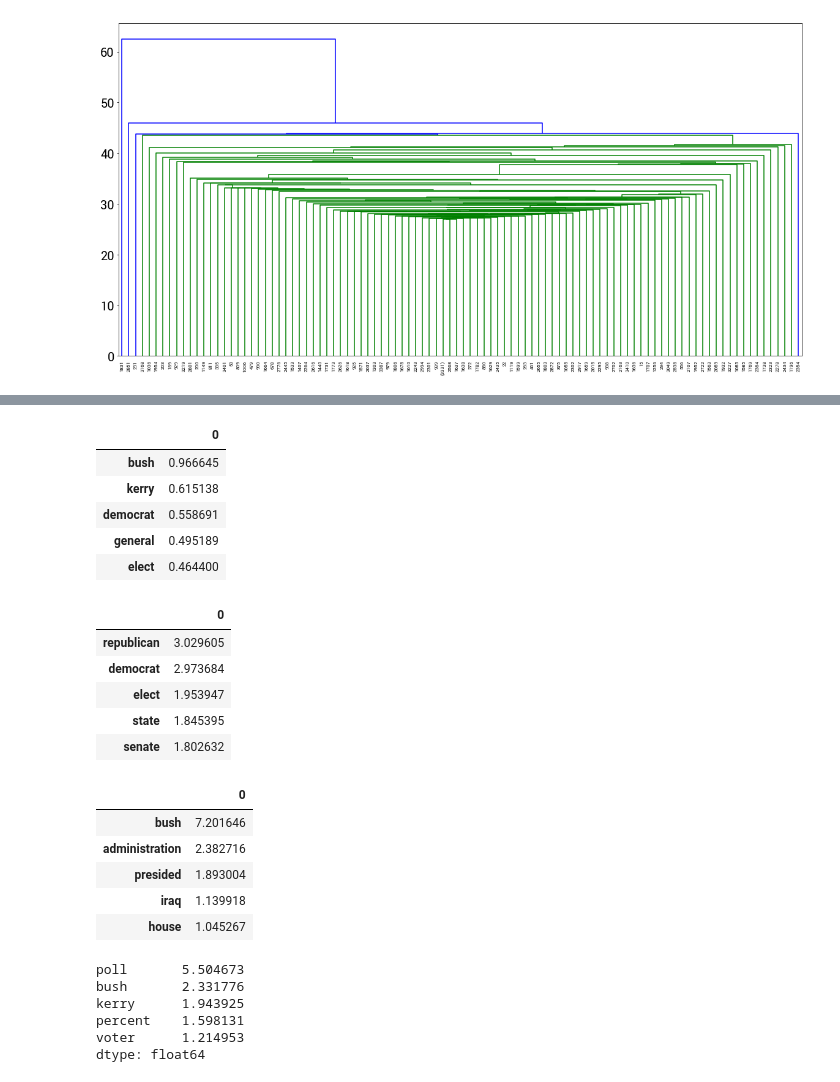
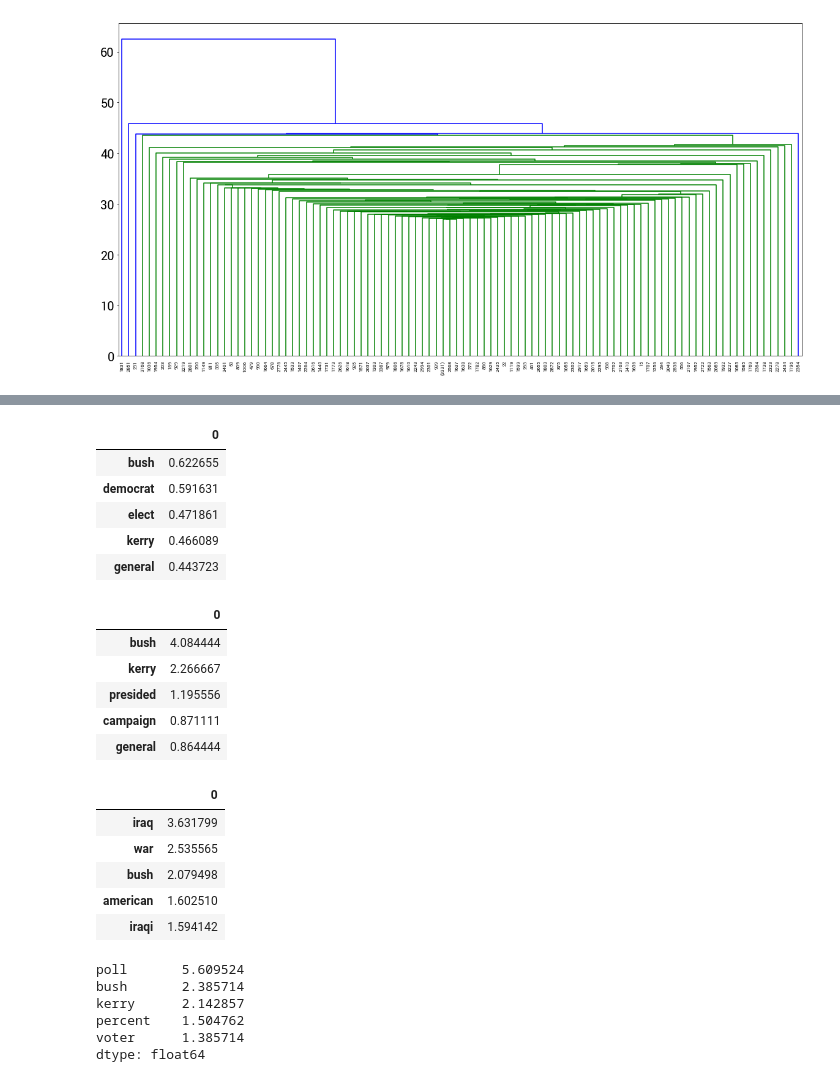
Before and after one commit to magtanggol03/dec130, a Jupyter notebook: notebooks/03 Clustering.ipynb, the cells around one changed output, grey strips where cells are left out. Cells and saved outputs as stored; diff of their text form; code cells hidden in the pictures.

```diff
--- a/notebooks/03 Clustering.ipynb
+++ b/notebooks/03 Clustering.ipynb
@@ -364,3 +235,3 @@ clust_df_short.cluster.value_counts()
 Name: cluster, dtype: int64
 # %%
-pd.DataFrame(clust_df_short.cluster.value_counts())
+top = list(clust_df_short.cluster.value_counts().index)
@@ -386,36 +238,36 @@ pd.DataFrame(clust_df_short.cluster.value_counts())
 # %%
-pd.DataFrame(clust_df_short[clust_df_short.cluster == 5].drop('cluster', axis = 1).mean(axis = 0).sort_values(ascending = False).head())
+pd.DataFrame(clust_df_short[clust_df_short.cluster == top[0]].drop('cluster', axis = 1).mean(axis = 0).sort_values(ascending = False).head())
 # %% [output]
 |  | 0 |
-| bush | 0.966645 |
-| kerry | 0.615138 |
-| democrat | 0.558691 |
-| general | 0.495189 |
-| elect | 0.464400 |
+| bush | 0.622655 |
+| democrat | 0.591631 |
+| elect | 0.471861 |
+| kerry | 0.466089 |
+| general | 0.443723 |
 # %%
-pd.DataFrame(clust_df_short[clust_df_short.cluster == 11].drop('cluster', axis = 1).mean(axis = 0).sort_values(ascending = False).head())
+pd.DataFrame(clust_df_short[clust_df_short.cluster == top[1]].drop('cluster', axis = 1).mean(axis = 0).sort_values(ascending = False).head())
 # %% [output]
 |  | 0 |
-| republican | 3.029605 |
-| democrat | 2.973684 |
-| elect | 1.953947 |
-| state | 1.845395 |
-| senate | 1.802632 |
+| bush | 4.084444 |
+| kerry | 2.266667 |
+| presided | 1.195556 |
+| campaign | 0.871111 |
+| general | 0.864444 |
 # %%
-pd.DataFrame(clust_df_short[clust_df_short.cluster == 15].drop('cluster', axis = 1).mean(axis = 0).sort_values(ascending = False).head())
+pd.DataFrame(clust_df_short[clust_df_short.cluster == top[3]].drop('cluster', axis = 1).mean(axis = 0).sort_values(ascending = False).head())
 # %% [output]
 |  | 0 |
-| bush | 7.201646 |
-| administration | 2.382716 |
-| presided | 1.893004 |
-| iraq | 1.139918 |
-| house | 1.045267 |
+| iraq | 3.631799 |
+| war | 2.535565 |
+| bush | 2.079498 |
+| american | 1.602510 |
+| iraqi | 1.594142 |
 # %%
-clust_df_short[clust_df_short.cluster == 10].drop('cluster', axis = 1).mean(axis = 0).sort_values(ascending = False).head()
+clust_df_short[clust_df_short.cluster == top[4]].drop('cluster', axis = 1).mean(axis = 0).sort_values(ascending = False).head()
 # %% [output]
-poll       5.504673
-bush       2.331776
-kerry      1.943925
-percent    1.598131
-voter      1.214953
+poll       5.609524
+bush       2.385714
+kerry      2.142857
+percent    1.504762
+voter      1.385714
 dtype: float64
```
Also changed, not shown: parts of 39 cells of this notebook, 9 other files.
